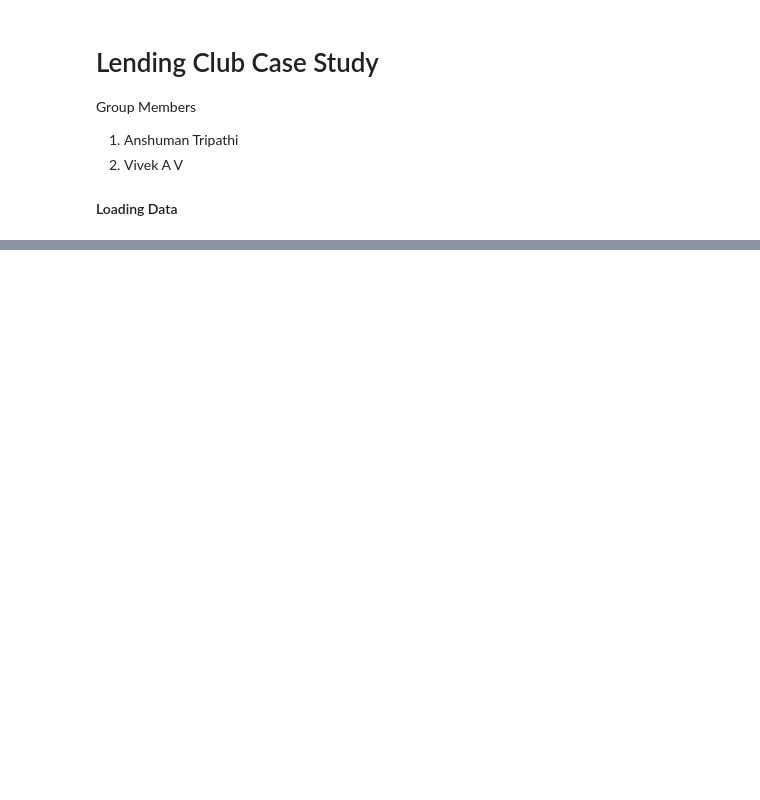
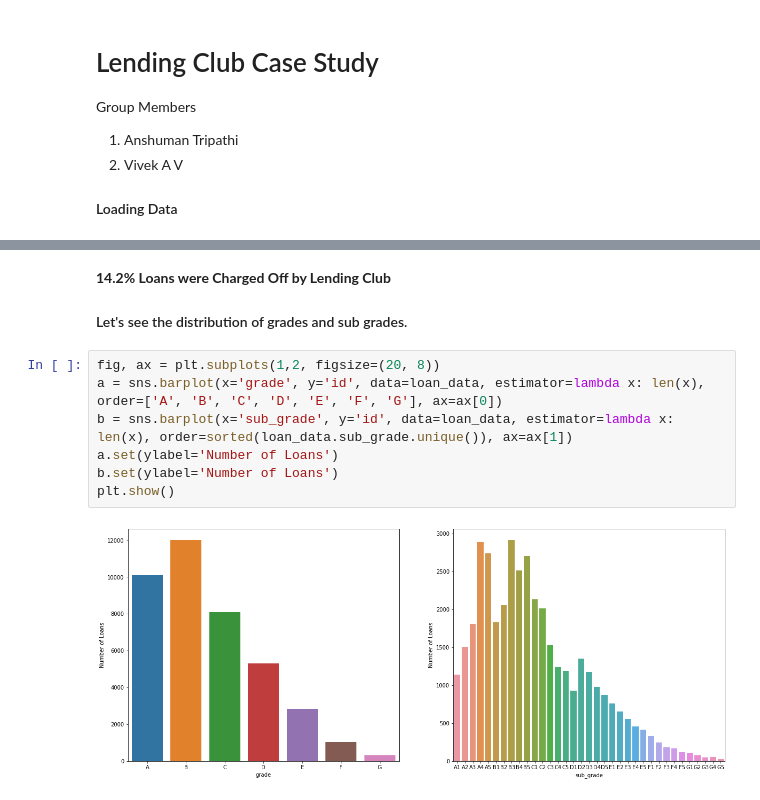
Before and after one commit to vivekav-96/UpGrad-PGDML, a Jupyter notebook: LendingClubCaseStudy/case_study.ipynb, the cells around one changed output, grey strips where cells are left out. Drawn from its saved outputs; the diff is of its cells as text; blank space fills up the shorter version.

```diff
--- a/LendingClubCaseStudy/case_study.ipynb
+++ b/LendingClubCaseStudy/case_study.ipynb
@@ -269,0 +255,13 @@ defaulters.revol_util = defaulters.revol_util.apply(lambda x: populate(x))
+# %% [markdown]
+**14.2% Loans were Charged Off by Lending Club**
+
+#### Let's see the distribution of grades and sub grades.
+# %%
+fig, ax = plt.subplots(1,2, figsize=(20, 8))
+a = sns.barplot(x='grade', y='id', data=loan_data, estimator=lambda x: len(x), order=['A', 'B', 'C', 'D', 'E', 'F', 'G'], ax=ax[0])
+b = sns.barplot(x='sub_grade', y='id', data=loan_data, estimator=lambda x: len(x), order=sorted(loan_data.sub_grade.unique()), ax=ax[1])
+a.set(ylabel='Number of Loans')
+b.set(ylabel='Number of Loans')
+plt.show()
+# %% [output]
+[figure, added]
```
Also changed, not shown: parts of 24 cells of this notebook.
